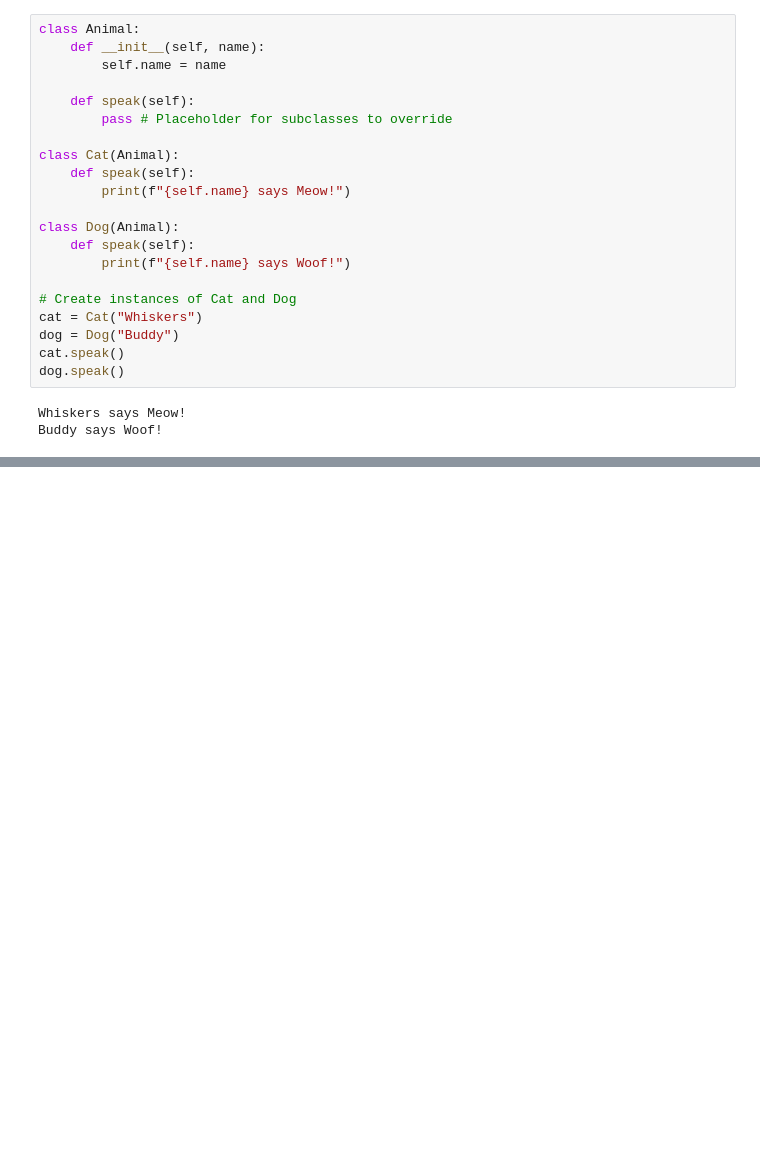
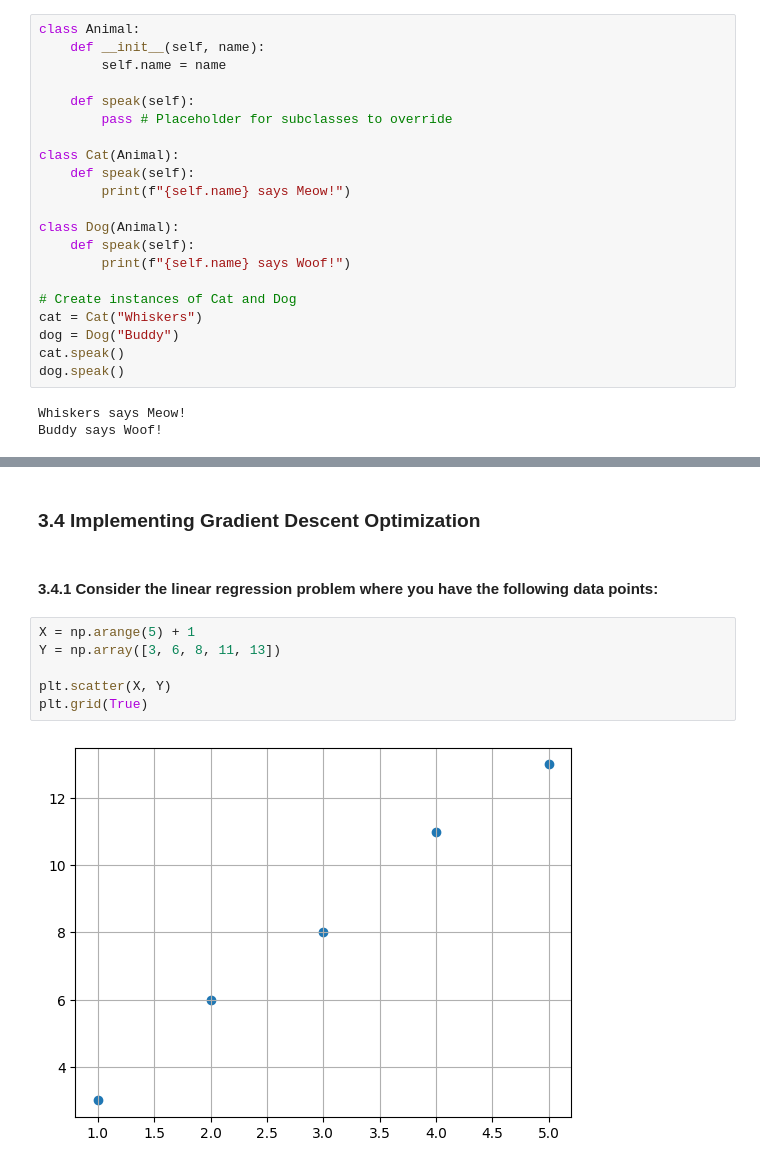
Before and after one commit to undelapaz-rnap-2025I/ejercicios-y-ejemplos-con-numpy-AlcidesBecerra, a Jupyter notebook: rnap_2024_II_exercises_and_examples_numpy.ipynb, the cells around one changed output, grey strips where cells are left out. Cells and saved outputs as stored; diff of their text form; blank space fills up the shorter version.

```diff
--- a/rnap_2024_II_exercises_and_examples_numpy.ipynb
+++ b/rnap_2024_II_exercises_and_examples_numpy.ipynb
@@ -331,0 +460,12 @@ Buddy says Woof!
+# %% [markdown]
+### 3.4 Implementing Gradient Descent Optimization
+# %% [markdown]
+#### 3.4.1 Consider the linear regression problem where you have the following data points:
+# %%
+X = np.arange(5) + 1
+Y = np.array([3, 6, 8, 11, 13])
+
+plt.scatter(X, Y)
+plt.grid(True)
+# %% [output]
+[figure, added]
```
Also changed, not shown: parts of 63 cells of this notebook.
